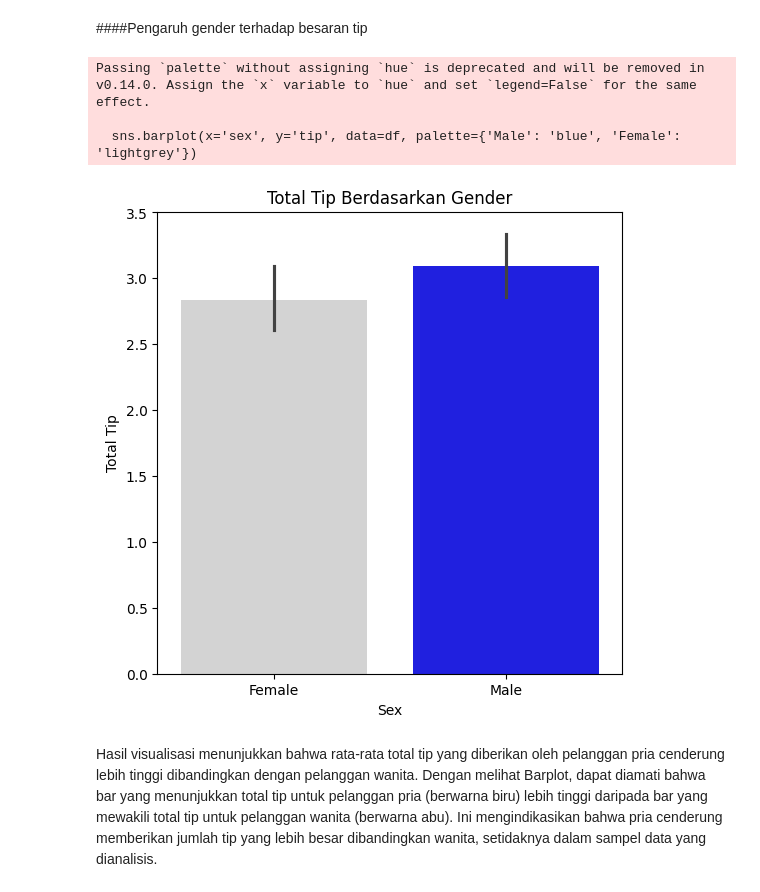
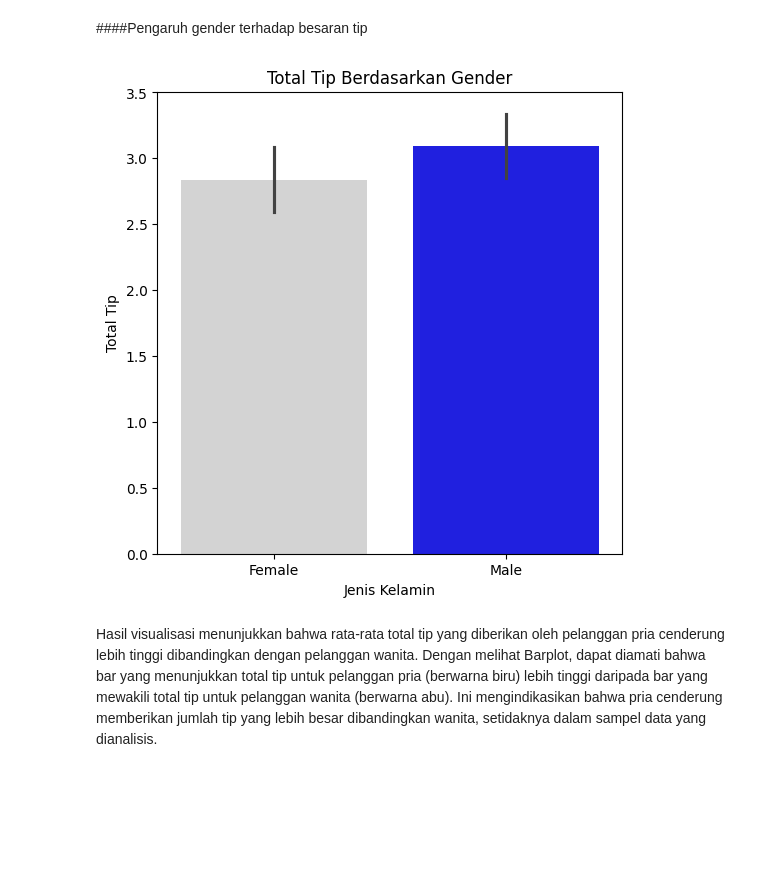
Before and after one commit to Syzinx/Data-Mining-checkpoint-2, a Jupyter notebook: Analisis_data_tips_pelayan_restoran.ipynb, the cells around one changed output. Drawn from its saved outputs; the diff is of its cells as text; code cells hidden in the pictures; blank space fills up the shorter version.

```diff
--- a/Analisis_data_tips_pelayan_restoran.ipynb
+++ b/Analisis_data_tips_pelayan_restoran.ipynb
@@ -210,16 +210,13 @@ Dari korelasi scatterplot tersebut, kita bisa melihat bahwa ada korelasi positif
 ####Pengaruh gender terhadap besaran tip
 # %%
 plt.figure(figsize=(6, 6))
-sns.barplot(x='sex', y='tip', data=df, palette={'Male': 'blue', 'Female': 'lightgrey'})
+sns.barplot(x='sex', y='tip', hue='sex', data=df, palette={'Male': 'blue', 'Female': 'lightgrey'}, legend=False)
 plt.title('Total Tip Berdasarkan Gender')
-plt.xlabel('Sex')
+plt.xlabel('Jenis Kelamin')
 plt.ylabel('Total Tip')
 plt.show()
 # %% [output]
-Passing `palette` without assigning `hue` is deprecated and will be removed in v0.14.0. Assign the `x` variable to `hue` and set `legend=False` for the same effect.
-
-  sns.barplot(x='sex', y='tip', data=df, palette={'Male': 'blue', 'Female': 'lightgrey'})
-[figure, old version]
+[figure, new version]
 # %% [markdown]
 Hasil visualisasi menunjukkan bahwa rata-rata total tip yang diberikan oleh pelanggan pria cenderung lebih tinggi dibandingkan dengan pelanggan wanita. Dengan melihat Barplot, dapat diamati bahwa bar yang menunjukkan total tip untuk pelanggan pria (berwarna biru) lebih tinggi daripada bar yang mewakili total tip untuk pelanggan wanita (berwarna abu). Ini mengindikasikan bahwa pria cenderung memberikan jumlah tip yang lebih besar dibandingkan wanita, setidaknya dalam sampel data yang dianalisis.
 # %% [markdown]
```
